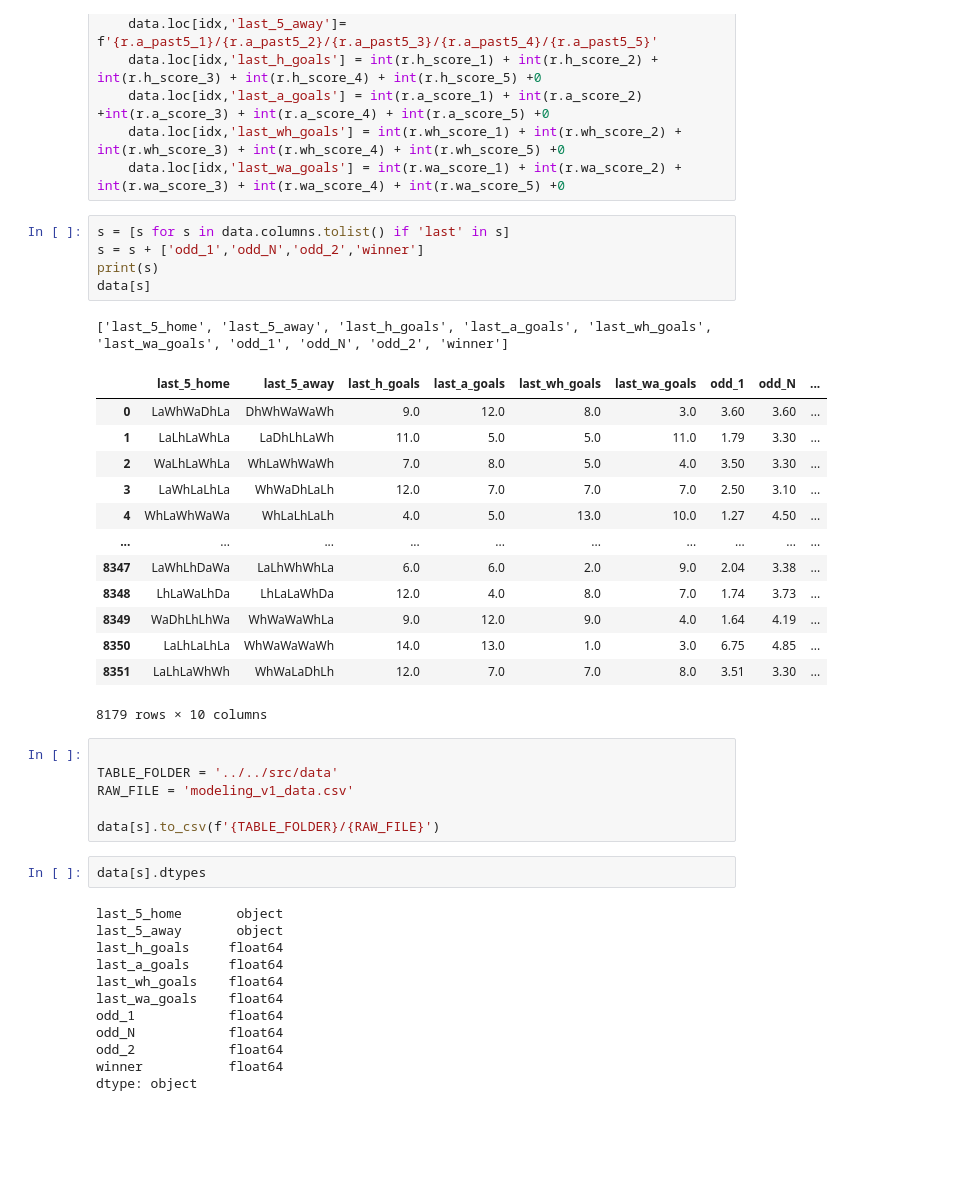
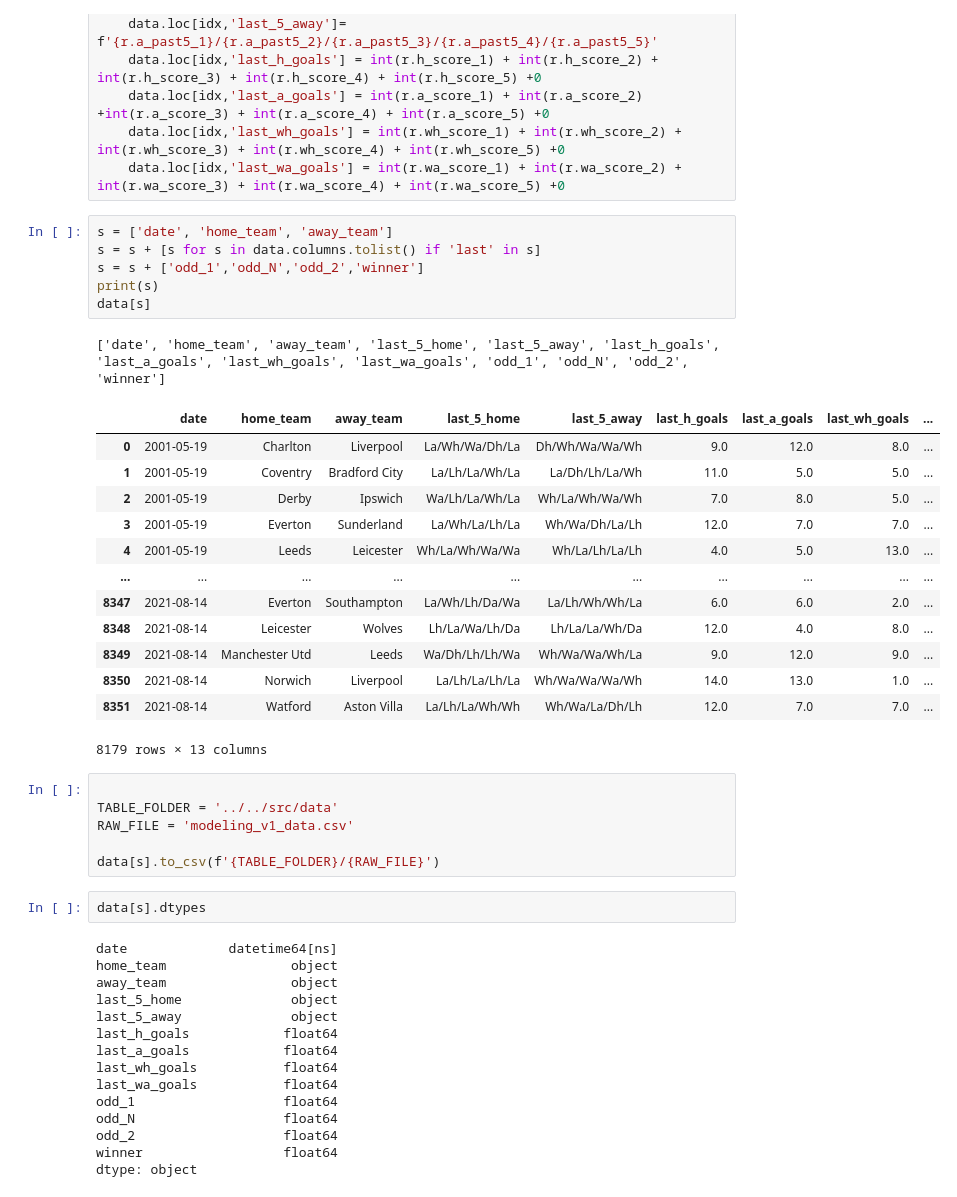
Before and after one commit to resquator/resquator.PL_estimator, a Jupyter notebook: notebooks/features/features_engineering.ipynb, the cells around one changed output. Drawn from its saved outputs; the diff is of its cells as text; blank space fills up the shorter version.

```diff
--- a/notebooks/features/features_engineering.ipynb
+++ b/notebooks/features/features_engineering.ipynb
@@ -280,25 +245,26 @@ for idx, r in data.iterrows():
     data.loc[idx,'last_wh_goals'] = int(r.wh_score_1) + int(r.wh_score_2) + int(r.wh_score_3) + int(r.wh_score_4) + int(r.wh_score_5) +0
     data.loc[idx,'last_wa_goals'] = int(r.wa_score_1) + int(r.wa_score_2) + int(r.wa_score_3) + int(r.wa_score_4) + int(r.wa_score_5) +0
 # %%
-s = [s for s in data.columns.tolist() if 'last' in s]
+s = ['date', 'home_team', 'away_team']
+s = s + [s for s in data.columns.tolist() if 'last' in s]
 s = s + ['odd_1','odd_N','odd_2','winner']
 print(s)
 data[s]
 # %% [output]
-['last_5_home', 'last_5_away', 'last_h_goals', 'last_a_goals', 'last_wh_goals', 'last_wa_goals', 'odd_1', 'odd_N', 'odd_2', 'winner']
+['date', 'home_team', 'away_team', 'last_5_home', 'last_5_away', 'last_h_goals', 'last_a_goals', 'last_wh_goals', 'last_wa_goals', 'odd_1', 'odd_N', 'odd_2', 'winner']
-|  | last_5_home | last_5_away | last_h_goals | last_a_goals | last_wh_goals | last_wa_goals | odd_1 | odd_N | ... |
-| 0 | LaWhWaDhLa | DhWhWaWaWh | 9.0 | 12.0 | 8.0 | 3.0 | 3.60 | 3.60 | ... |
-| 1 | LaLhLaWhLa | LaDhLhLaWh | 11.0 | 5.0 | 5.0 | 11.0 | 1.79 | 3.30 | ... |
-| 2 | WaLhLaWhLa | WhLaWhWaWh | 7.0 | 8.0 | 5.0 | 4.0 | 3.50 | 3.30 | ... |
-| 3 | LaWhLaLhLa | WhWaDhLaLh | 12.0 | 7.0 | 7.0 | 7.0 | 2.50 | 3.10 | ... |
-| 4 | WhLaWhWaWa | WhLaLhLaLh | 4.0 | 5.0 | 13.0 | 10.0 | 1.27 | 4.50 | ... |
+|  | date | home_team | away_team | last_5_home | last_5_away | last_h_goals | last_a_goals | last_wh_goals | ... |
+| 0 | 2001-05-19 | Charlton | Liverpool | La/Wh/Wa/Dh/La | Dh/Wh/Wa/Wa/Wh | 9.0 | 12.0 | 8.0 | ... |
+| 1 | 2001-05-19 | Coventry | Bradford City | La/Lh/La/Wh/La | La/Dh/Lh/La/Wh | 11.0 | 5.0 | 5.0 | ... |
+| 2 | 2001-05-19 | Derby | Ipswich | Wa/Lh/La/Wh/La | Wh/La/Wh/Wa/Wh | 7.0 | 8.0 | 5.0 | ... |
+| 3 | 2001-05-19 | Everton | Sunderland | La/Wh/La/Lh/La | Wh/Wa/Dh/La/Lh | 12.0 | 7.0 | 7.0 | ... |
+| 4 | 2001-05-19 | Leeds | Leicester | Wh/La/Wh/Wa/Wa | Wh/La/Lh/La/Lh | 4.0 | 5.0 | 13.0 | ... |
 | ... | ... | ... | ... | ... | ... | ... | ... | ... | ... |
-| 8347 | LaWhLhDaWa | LaLhWhWhLa | 6.0 | 6.0 | 2.0 | 9.0 | 2.04 | 3.38 | ... |
-| 8348 | LhLaWaLhDa | LhLaLaWhDa | 12.0 | 4.0 | 8.0 | 7.0 | 1.74 | 3.73 | ... |
-| 8349 | WaDhLhLhWa | WhWaWaWhLa | 9.0 | 12.0 | 9.0 | 4.0 | 1.64 | 4.19 | ... |
-| 8350 | LaLhLaLhLa | WhWaWaWaWh | 14.0 | 13.0 | 1.0 | 3.0 | 6.75 | 4.85 | ... |
-| 8351 | LaLhLaWhWh | WhWaLaDhLh | 12.0 | 7.0 | 7.0 | 8.0 | 3.51 | 3.30 | ... |
+| 8347 | 2021-08-14 | Everton | Southampton | La/Wh/Lh/Da/Wa | La/Lh/Wh/Wh/La | 6.0 | 6.0 | 2.0 | ... |
+| 8348 | 2021-08-14 | Leicester | Wolves | Lh/La/Wa/Lh/Da | Lh/La/La/Wh/Da | 12.0 | 4.0 | 8.0 | ... |
+| 8349 | 2021-08-14 | Manchester Utd | Leeds | Wa/Dh/Lh/Lh/Wa | Wh/Wa/Wa/Wh/La | 9.0 | 12.0 | 9.0 | ... |
+| 8350 | 2021-08-14 | Norwich | Liverpool | La/Lh/La/Lh/La | Wh/Wa/Wa/Wa/Wh | 14.0 | 13.0 | 1.0 | ... |
+| 8351 | 2021-08-14 | Watford | Aston Villa | La/Lh/La/Wh/Wh | Wh/Wa/La/Dh/Lh | 12.0 | 7.0 | 7.0 | ... |
-8179 rows × 10 columns
+8179 rows × 13 columns
 # %%
 
 TABLE_FOLDER = '../../src/data'
@@ -308,16 +274,19 @@ data[s].to_csv(f'{TABLE_FOLDER}/{RAW_FILE}')
 # %%
 data[s].dtypes
 # %% [output]
-last_5_home       object
-last_5_away       object
-last_h_goals     float64
-last_a_goals     float64
-last_wh_goals    float64
-last_wa_goals    float64
-odd_1            float64
-odd_N            float64
-odd_2            float64
-winner           float64
+date             datetime64[ns]
+home_team                object
+away_team                object
+last_5_home              object
+last_5_away              object
+last_h_goals            float64
+last_a_goals            float64
+last_wh_goals           float64
+last_wa_goals           float64
+odd_1                   float64
+odd_N                   float64
+odd_2                   float64
+winner                  float64
 dtype: object
 # %%
 data[s].drop_duplicates()
```
Also changed, not shown: parts of 7 cells of this notebook, 9 other files.
